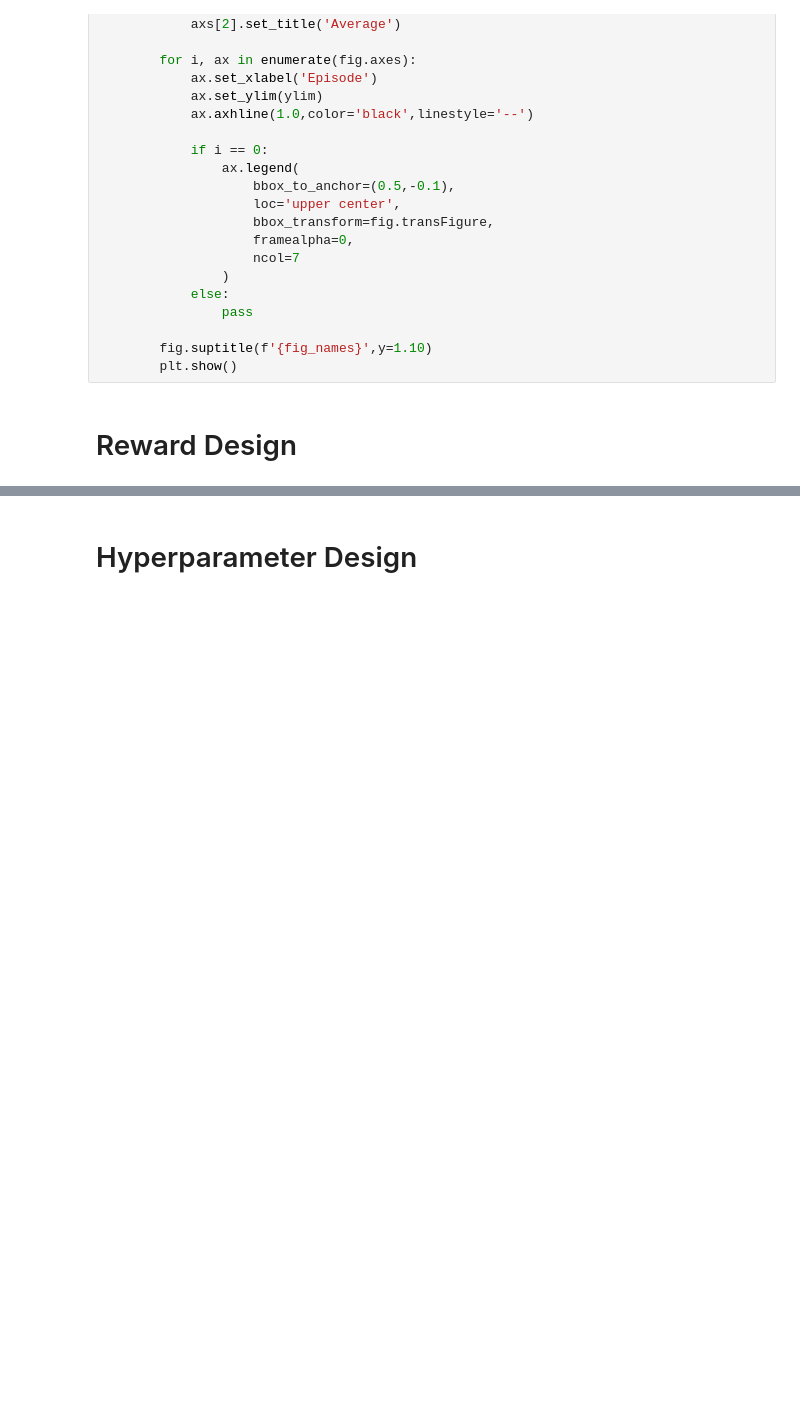
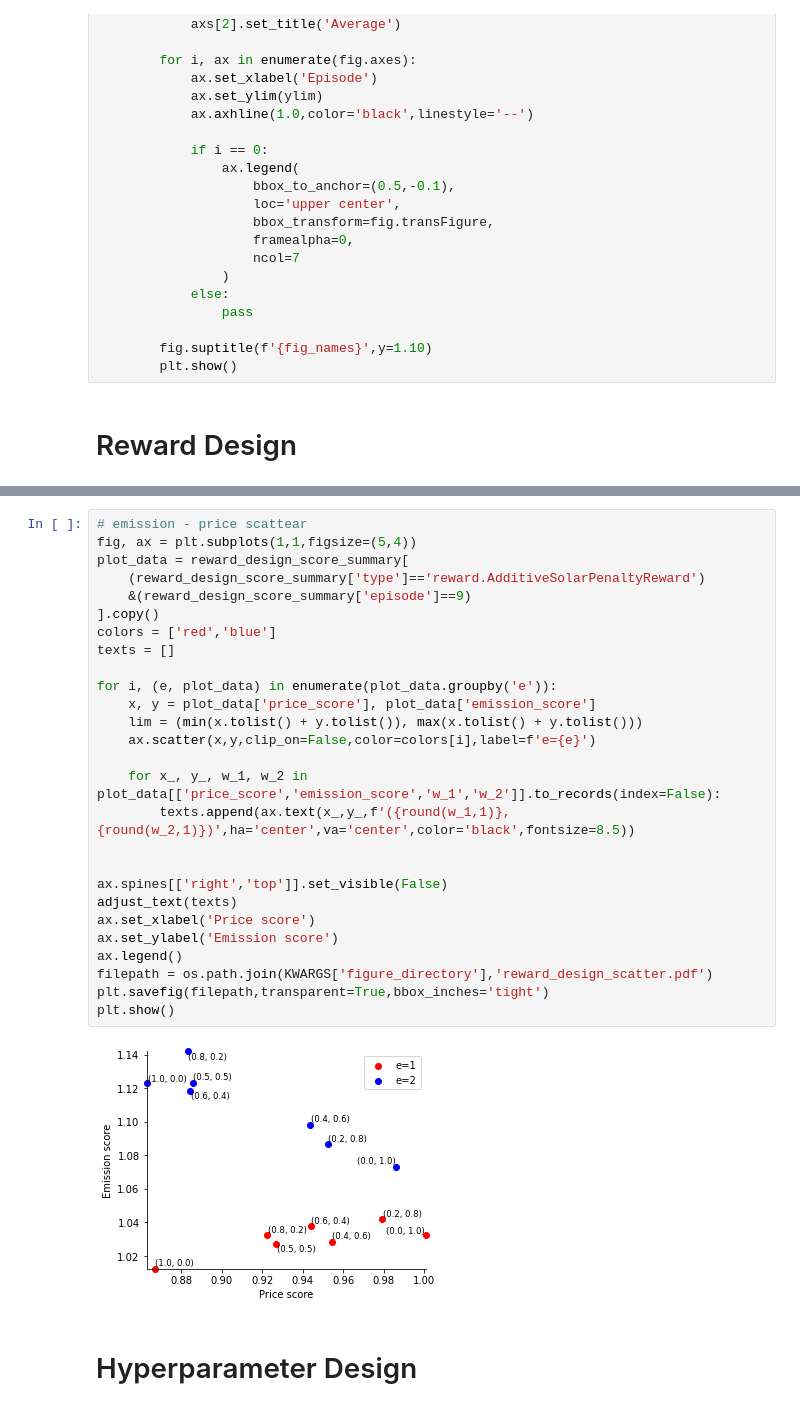
Before and after one commit to intelligent-environments-lab/merlin-apen-2023, a Jupyter notebook: src/experiment_result.ipynb, the cells around one changed output, grey strips where cells are left out. Cells and saved outputs as stored; diff of their text form; blank space fills up the shorter version.

```diff
--- a/src/experiment_result.ipynb
+++ b/src/experiment_result.ipynb
@@ -141,3 +159,32 @@ plot_score_trajectory(plot_data,fig_groupby_columns,ax_groupby_columns,round_num
+# %%
+# emission - price scattear
+fig, ax = plt.subplots(1,1,figsize=(5,4))
+plot_data = reward_design_score_summary[
+    (reward_design_score_summary['type']=='reward.AdditiveSolarPenaltyReward')
+    &(reward_design_score_summary['episode']==9)
+].copy()
+colors = ['red','blue']
+texts = []
+
+for i, (e, plot_data) in enumerate(plot_data.groupby('e')):
+    x, y = plot_data['price_score'], plot_data['emission_score']
+    lim = (min(x.tolist() + y.tolist()), max(x.tolist() + y.tolist()))
+    ax.scatter(x,y,clip_on=False,color=colors[i],label=f'e={e}')
+
+    for x_, y_, w_1, w_2 in plot_data[['price_score','emission_score','w_1','w_2']].to_records(index=False):
+        texts.append(ax.text(x_,y_,f'({round(w_1,1)}, {round(w_2,1)})',ha='center',va='center',color='black',fontsize=8.5))
+
+
+ax.spines[['right','top']].set_visible(False)
+adjust_text(texts)
+ax.set_xlabel('Price score')
+ax.set_ylabel('Emission score')
+ax.legend()
+filepath = os.path.join(KWARGS['figure_directory'],'reward_design_scatter.pdf')
+plt.savefig(filepath,transparent=True,bbox_inches='tight')
+plt.show()
+# %% [output]
+[figure, added]
 # %% [markdown]
 # Hyperparameter Design
 # %%
```
Also changed, not shown: parts of 10 cells of this notebook, 2 other files.
